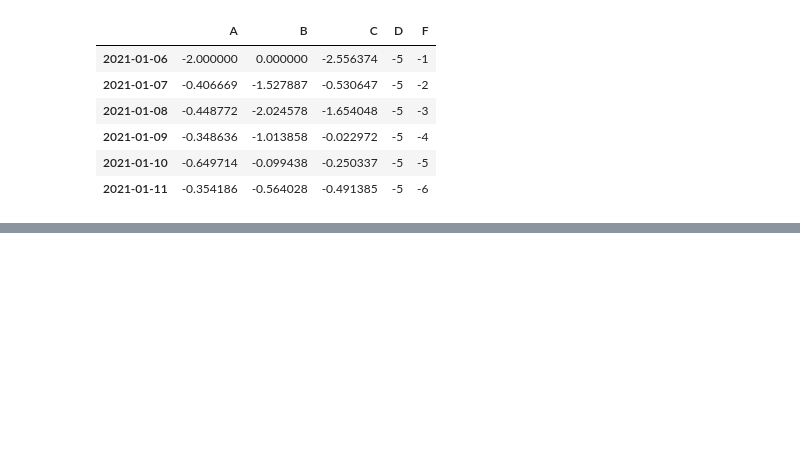
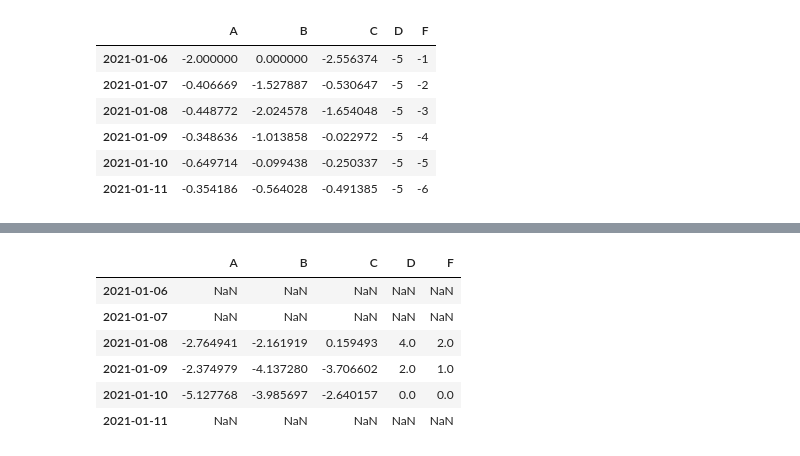
Before and after one commit to deepen1987/Data-Science-with-Python, a Jupyter notebook: Learning/Pandas/Go Through Concepts.ipynb, the cells around one changed output, grey strips where cells are left out. Saved outputs shown, nothing was run; the diff lists cells and outputs as text; code cells hidden in the pictures; blank space fills up the shorter version.

```diff
--- a/Learning/Pandas/Go Through Concepts.ipynb
+++ b/Learning/Pandas/Go Through Concepts.ipynb
@@ -298,0 +353,2 @@ df2
+# %%
+s = pd.Series([1,3,5,np.nan,6,8], index=dates).shift(2)
@@ -298,0 +365,10 @@ df2
+# %%
+df.sub(s, axis="index")
+# %% [output]
+|  | A | B | C | D | F |
+| 2021-01-06 | NaN | NaN | NaN | NaN | NaN |
+| 2021-01-07 | NaN | NaN | NaN | NaN | NaN |
+| 2021-01-08 | -2.764941 | -2.161919 | 0.159493 | 4.0 | 2.0 |
+| 2021-01-09 | -2.374979 | -4.137280 | -3.706602 | 2.0 | 1.0 |
+| 2021-01-10 | -5.127768 | -3.985697 | -2.640157 | 0.0 | 0.0 |
+| 2021-01-11 | NaN | NaN | NaN | NaN | NaN |
```
Also changed, not shown: parts of 25 cells of this notebook.
